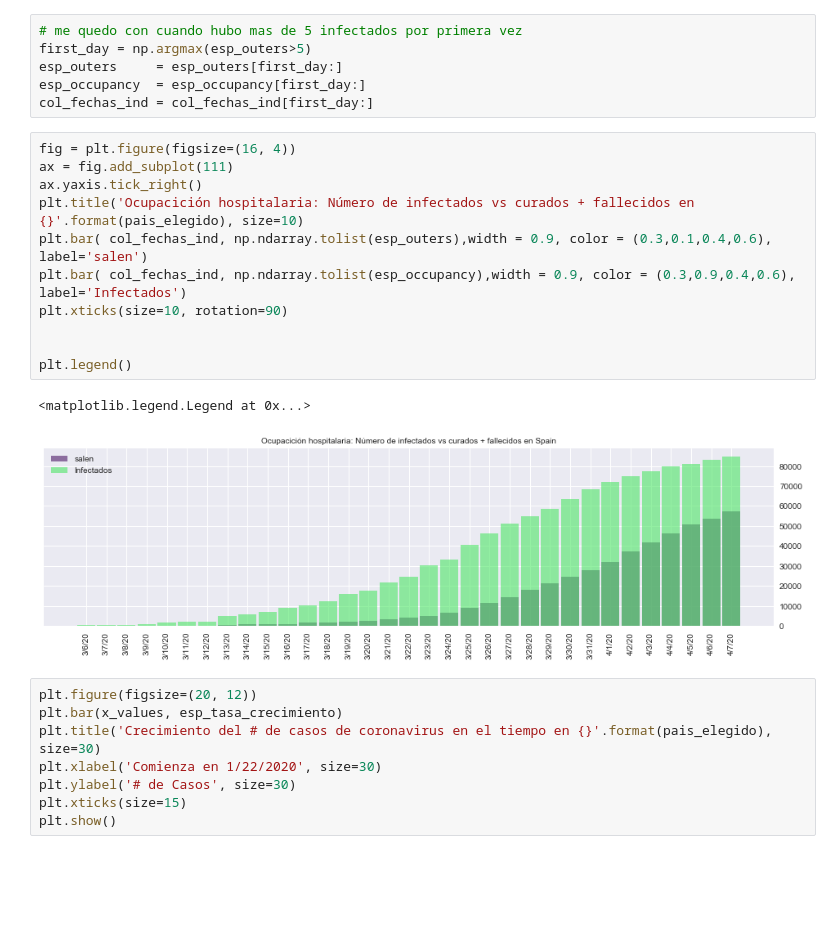
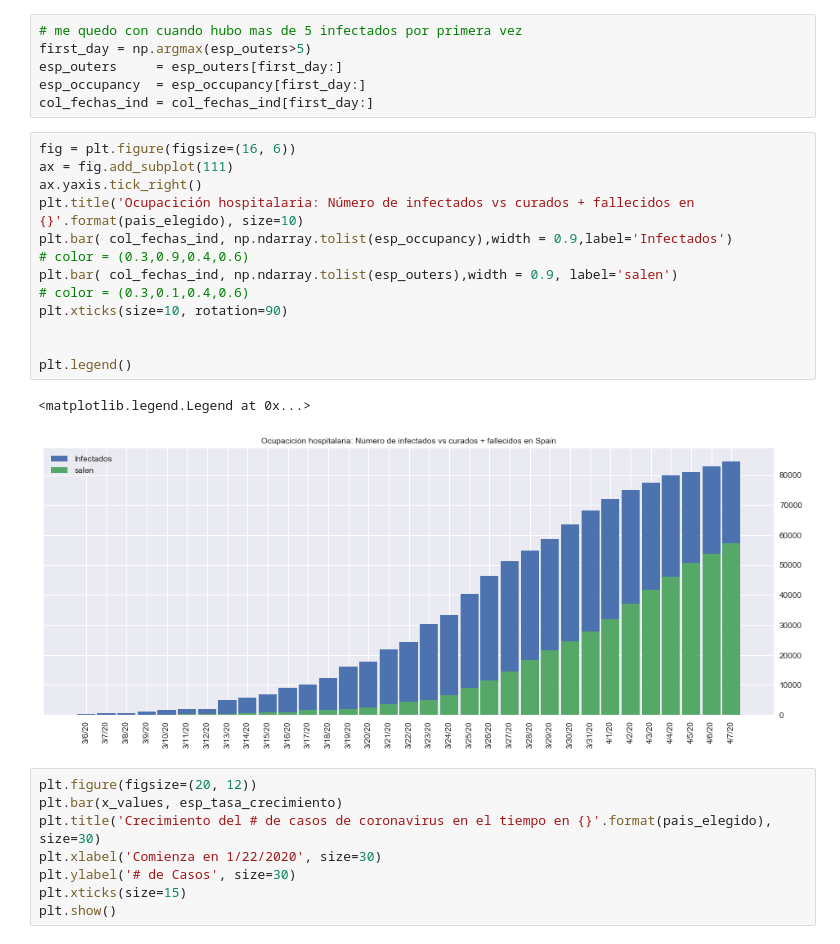
Before and after one commit to Zell0ss/SPA-Covid_Analysis, a Jupyter notebook: visualizacion COVID.ipynb, the cells around one changed output. Saved outputs shown, nothing was run; the diff lists cells and outputs as text; blank space fills up the shorter version.

```diff
--- a/visualizacion COVID.ipynb
+++ b/visualizacion COVID.ipynb
@@ -186,19 +186,21 @@ esp_outers     = esp_outers[first_day:]
 esp_occupancy  = esp_occupancy[first_day:]
 col_fechas_ind = col_fechas_ind[first_day:]
 # %%
-fig = plt.figure(figsize=(16, 4))
+fig = plt.figure(figsize=(16, 6))
 ax = fig.add_subplot(111)
 ax.yaxis.tick_right()
 plt.title('Ocupacición hospitalaria: Número de infectados vs curados + fallecidos en {}'.format(pais_elegido), size=10)
-plt.bar( col_fechas_ind, np.ndarray.tolist(esp_outers),width = 0.9, color = (0.3,0.1,0.4,0.6), label='salen')
-plt.bar( col_fechas_ind, np.ndarray.tolist(esp_occupancy),width = 0.9, color = (0.3,0.9,0.4,0.6), label='Infectados')
+plt.bar( col_fechas_ind, np.ndarray.tolist(esp_occupancy),width = 0.9,label='Infectados')
+# color = (0.3,0.9,0.4,0.6)
+plt.bar( col_fechas_ind, np.ndarray.tolist(esp_outers),width = 0.9, label='salen')
+# color = (0.3,0.1,0.4,0.6)
 plt.xticks(size=10, rotation=90)
 
 
 plt.legend()
 # %% [output]
 <matplotlib.legend.Legend at 0x...>
-[figure, old version]
+[figure, new version]
 # %%
 plt.figure(figsize=(20, 12))
 plt.bar(x_values, esp_tasa_crecimiento)
```
Also changed, not shown: parts of 3 cells of this notebook.
